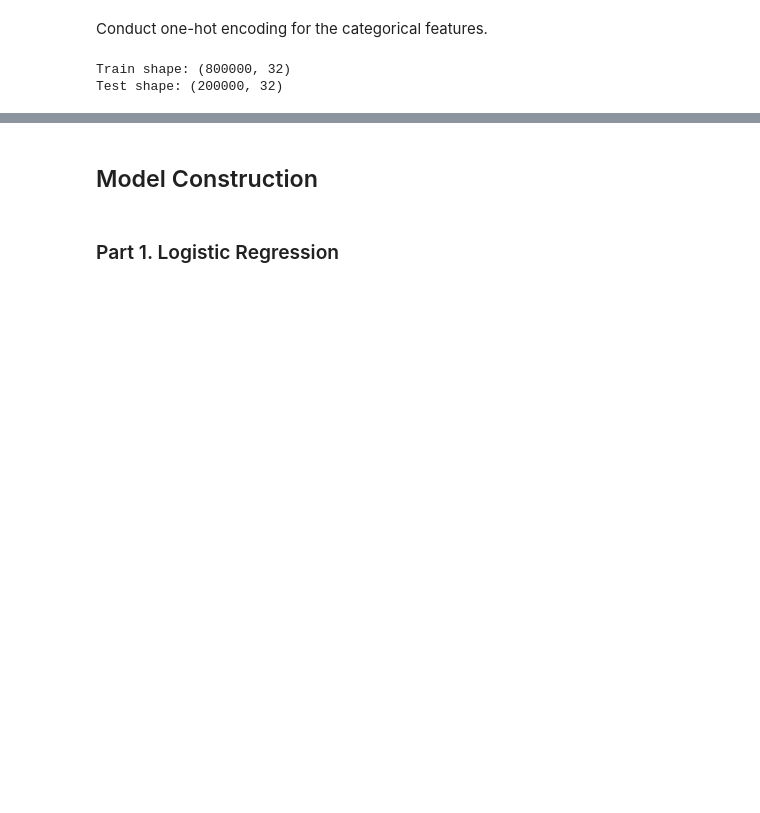
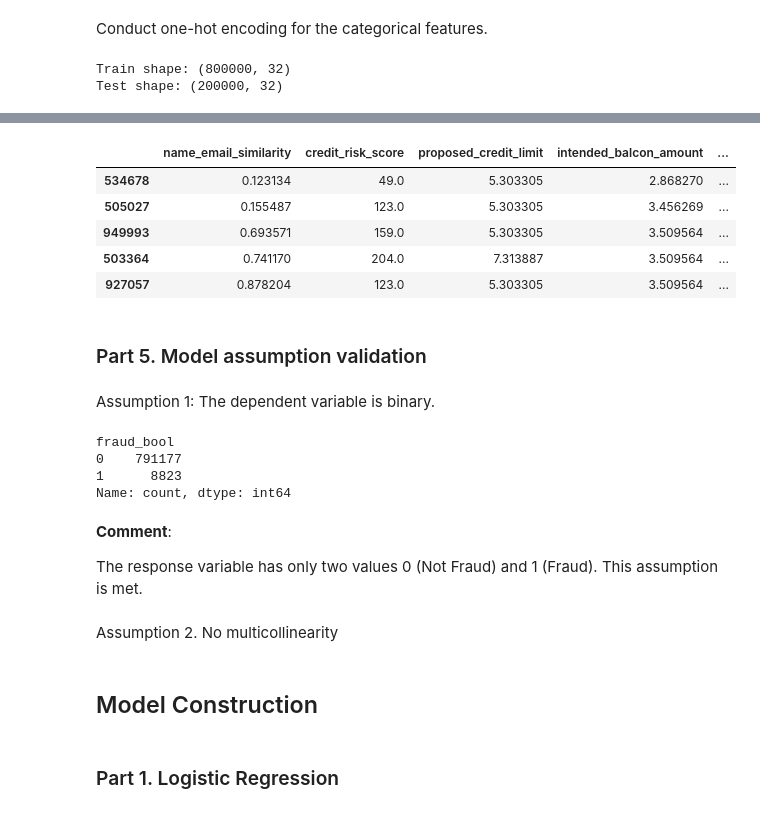
Before and after one commit to mrlizhaozhi/application-fraud-bank-account-opening, a Jupyter notebook: BAF-Fraud-Detection-Models.ipynb, the cells around one changed output, grey strips where cells are left out. Drawn from its saved outputs; the diff is of its cells as text; code cells hidden in the pictures; blank space fills up the shorter version.

```diff
--- a/BAF-Fraud-Detection-Models.ipynb
+++ b/BAF-Fraud-Detection-Models.ipynb
@@ -1605,3 +1632,29 @@ Test shape: (200000, 32)
+# %%
+X_test_encoded.tail()
+# %% [output]
+|  | name_email_similarity | credit_risk_score | proposed_credit_limit | intended_balcon_amount | ... |
+| 534678 | 0.123134 | 49.0 | 5.303305 | 2.868270 | ... |
+| 505027 | 0.155487 | 123.0 | 5.303305 | 3.456269 | ... |
+| 949993 | 0.693571 | 159.0 | 5.303305 | 3.509564 | ... |
+| 503364 | 0.741170 | 204.0 | 7.313887 | 3.509564 | ... |
+| 927057 | 0.878204 | 123.0 | 5.303305 | 3.509564 | ... |
+# %% [markdown]
+### Part 5. Model assumption validation
+# %% [markdown]
+Assumption 1: The dependent variable is binary.
+# %%
+y_train.value_counts()
+# %% [output]
+fraud_bool
+0    791177
+1      8823
+Name: count, dtype: int64
+# %% [markdown]
+**Comment**:
+
+The response variable has only two values 0 (Not Fraud) and 1 (Fraud). This assumption is met.
+# %% [markdown]
+Assumption 2. No multicollinearity
 # %% [markdown]
 ## Model Construction
 # %% [markdown]
```
Also changed, not shown: parts of 3 cells of this notebook.
